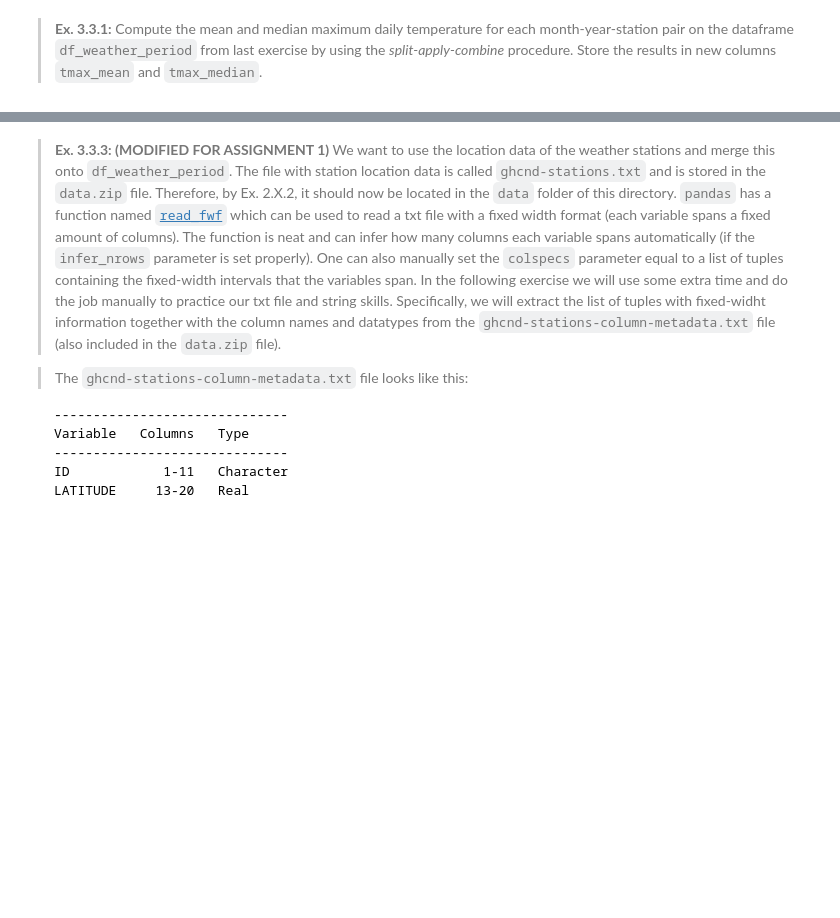
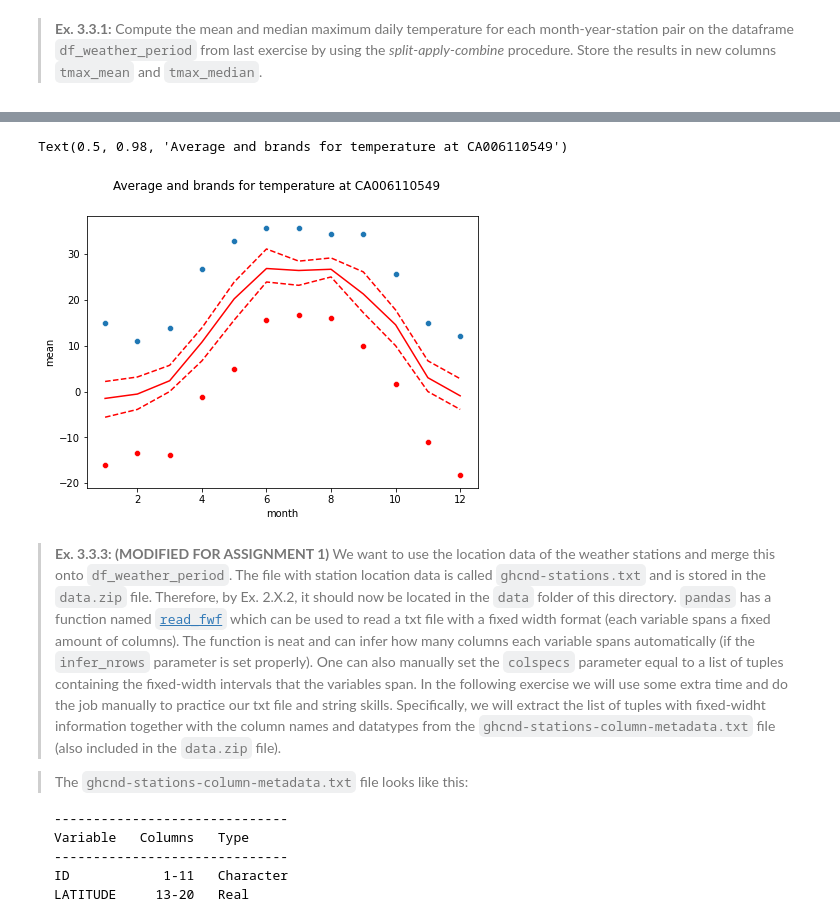
Before and after one commit to kaja19ac/IDSD_group23, a Jupyter notebook: assignment1/assignment_1-karoline.ipynb, the cells around one changed output, grey strips where cells are left out. Drawn from its saved outputs; the diff is of its cells as text; code cells hidden in the pictures; blank space fills up the shorter version.

Commit message:
Removed data
Removed data to fix cloning

```diff
--- a/assignment1/assignment_1-karoline.ipynb
+++ b/assignment1/assignment_1-karoline.ipynb
@@ -338,0 +362,8 @@ raise NotImplementedError()
+# %%
+# YOUR CODE HERE
+split_vars = ['station', 'month', 'year']
+apply_vars = ['obs_value']
+apply_fcts = ['median', 'mean']
+combined = df_weather_period.groupby(split_vars)[apply_vars].agg(apply_fcts)
+
+print(combined.reset_index())
@@ -338,0 +386,5 @@ raise NotImplementedError()
+# %%
+df_weather_period['tmax_mean'] = df_weather_period.groupby(split_vars)[apply_vars].transform('mean')
+df_weather_period['tmax_median'] = df_weather_period.groupby(split_vars)[apply_vars].transform('median')
+
+df_weather_period.head(100)
@@ -347,0 +411,16 @@ raise NotImplementedError()
+# %%
+# YOUR CODE HERE
+import pandas as pd
+import matplotlib.pyplot as plt
+import numpy as np
+import seaborn as sns
+
+df_station1 = df_weather_period.loc[df_weather_period['station'] ==  'CA006110549']
+
+
+split_var = 'month'
+apply_var = 'obs_value'
+
+df_station1_dis = df_station1.groupby(split_var)[apply_var].describe()
+
+df_station1_dis
@@ -348,3 +442,17 @@ raise NotImplementedError()
+# %%
+f = plt.subplots(1, sharex=True, figsize=(7,5))
+
+sns.lineplot(data=df_station1_dis, x="month", y="mean", color = "red")
+sns.lineplot(data=df_station1_dis, x="month", y="25%", linestyle='--', color = "red")
+sns.lineplot(data=df_station1_dis, x="month", y="75%", linestyle='--', color = "red")
+
+sns.scatterplot(data=df_station1_dis, x="month", y="min", color="red")
+sns.scatterplot(data=df_station1_dis, x="month", y="max")
+
+plt.suptitle('Average and brands for temperature at CA006110549')
+# %% [output]
+Text(0.5, 0.98, 'Average and brands for temperature at CA006110549')
+[figure, added]
 # %% [markdown]
 > **Ex. 3.3.3: (MODIFIED FOR ASSIGNMENT 1)** We want to use the location data of the weather stations and merge this onto `df_weather_period`. The file with station location data is called  `ghcnd-stations.txt` and is stored in the `data.zip` file. Therefore, by Ex. 2.X.2, it should now be located in the `data` folder of this directory. `pandas` has a function named [`read_fwf`](https://pandas.pydata.org/docs/reference/api/pandas.read_fwf.html) which can be used to read a txt file with a fixed width format (each variable spans a fixed amount of columns). The function is neat and can infer how many columns each variable spans automatically (if the `infer_nrows` parameter is set properly). One can also manually set the `colspecs` parameter equal to a list of tuples containing the fixed-width intervals that the variables span. In the following exercise we will use some extra time and do the job manually to practice our txt file and string skills. Specifically, we will extract the list of tuples with fixed-widht information together with the column names and datatypes from the `ghcnd-stations-column-metadata.txt` file (also included in the `data.zip` file).
 
```
Also changed, not shown: parts of 13 cells of this notebook, 4 other files.
